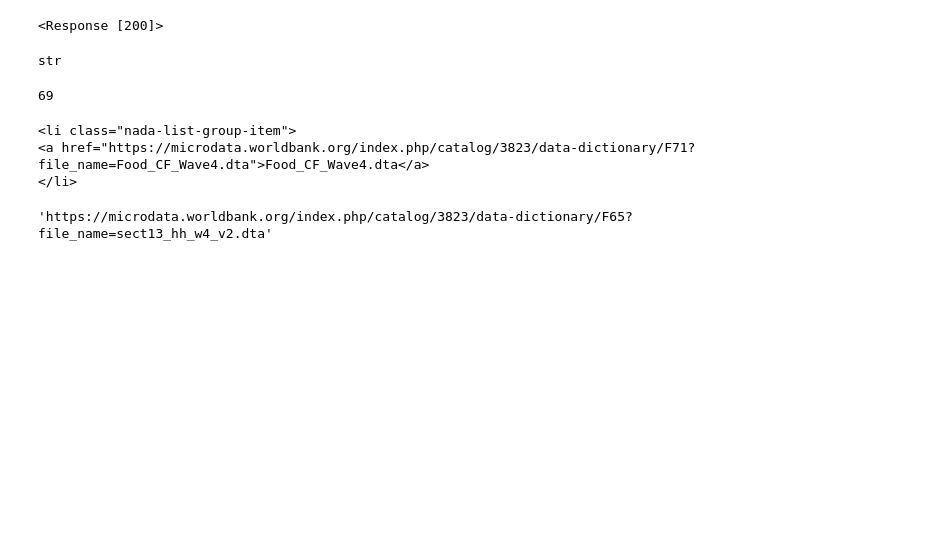
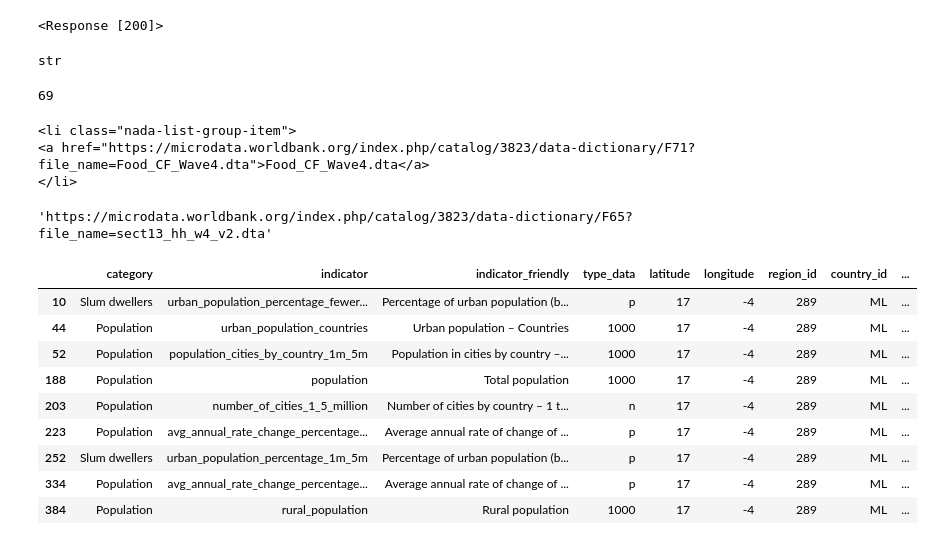
Before and after one commit to datakind/Mar21-humanitarian-data, a Jupyter notebook: DataDive_DN.ipynb, the cells around one changed output. Drawn from its saved outputs; the diff is of its cells as text; code cells hidden in the pictures; blank space fills up the shorter version.

```diff
--- a/DataDive_DN.ipynb
+++ b/DataDive_DN.ipynb
@@ -148,3 +148,18 @@ lis[68]
 url
 # %% [output]
 'https://microdata.worldbank.org/index.php/catalog/3823/data-dictionary/F65?file_name=sect13_hh_w4_v2.dta'
+# %%
+mali_data = pd.read_csv('~/Desktop/Mar21-humanitarian-data/data/Mali_Data/indicator_data_ml.csv')
+# %%
+mali_data[mali_data.year == '2025']
+# %% [output]
+|  | category | indicator | indicator_friendly | type_data | latitude | longitude | region_id | country_id | ... |
+| 10 | Slum dwellers | urban_population_percentage_fewer... | Percentage of urban population (b... | p | 17 | -4 | 289 | ML | ... |
+| 44 | Population | urban_population_countries | Urban population – Countries | 1000 | 17 | -4 | 289 | ML | ... |
+| 52 | Population | population_cities_by_country_1m_5m | Population in cities by country –... | 1000 | 17 | -4 | 289 | ML | ... |
+| 188 | Population | population | Total population | 1000 | 17 | -4 | 289 | ML | ... |
+| 203 | Population | number_of_cities_1_5_million | Number of cities by country – 1 t... | n | 17 | -4 | 289 | ML | ... |
+| 223 | Population | avg_annual_rate_change_percentage... | Average annual rate of change of ... | p | 17 | -4 | 289 | ML | ... |
+| 252 | Slum dwellers | urban_population_percentage_1m_5m | Percentage of urban population (b... | p | 17 | -4 | 289 | ML | ... |
+| 334 | Population | avg_annual_rate_change_percentage... | Average annual rate of change of ... | p | 17 | -4 | 289 | ML | ... |
+| 384 | Population | rural_population | Rural population | 1000 | 17 | -4 | 289 | ML | ... |
```
Also changed, not shown: parts of 2 cells of this notebook, 1 other file.
